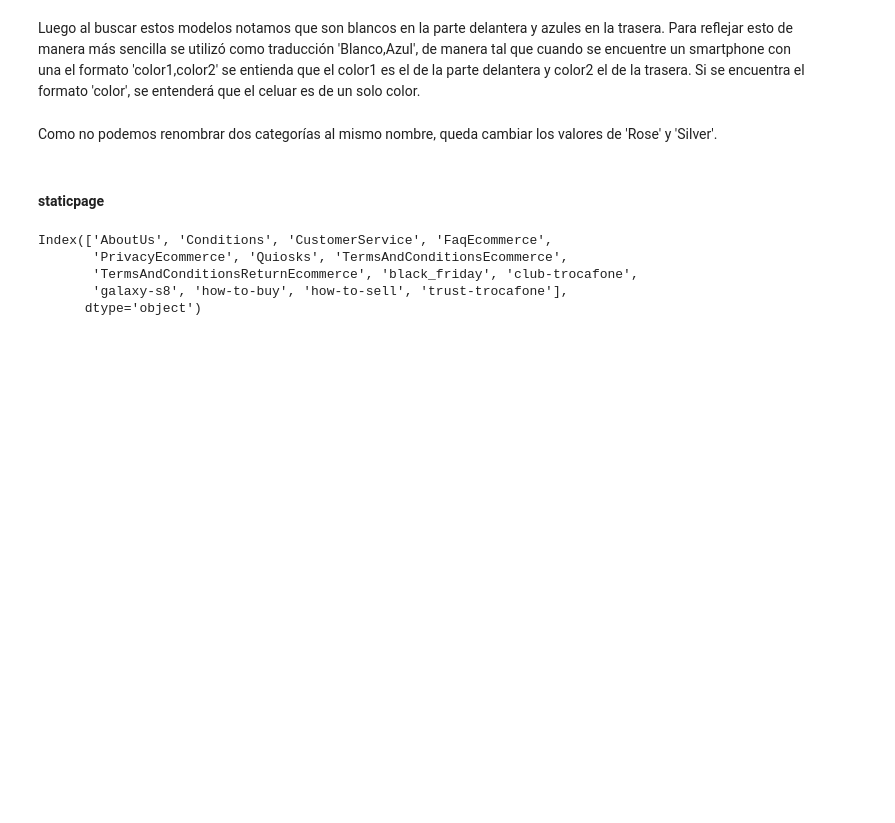
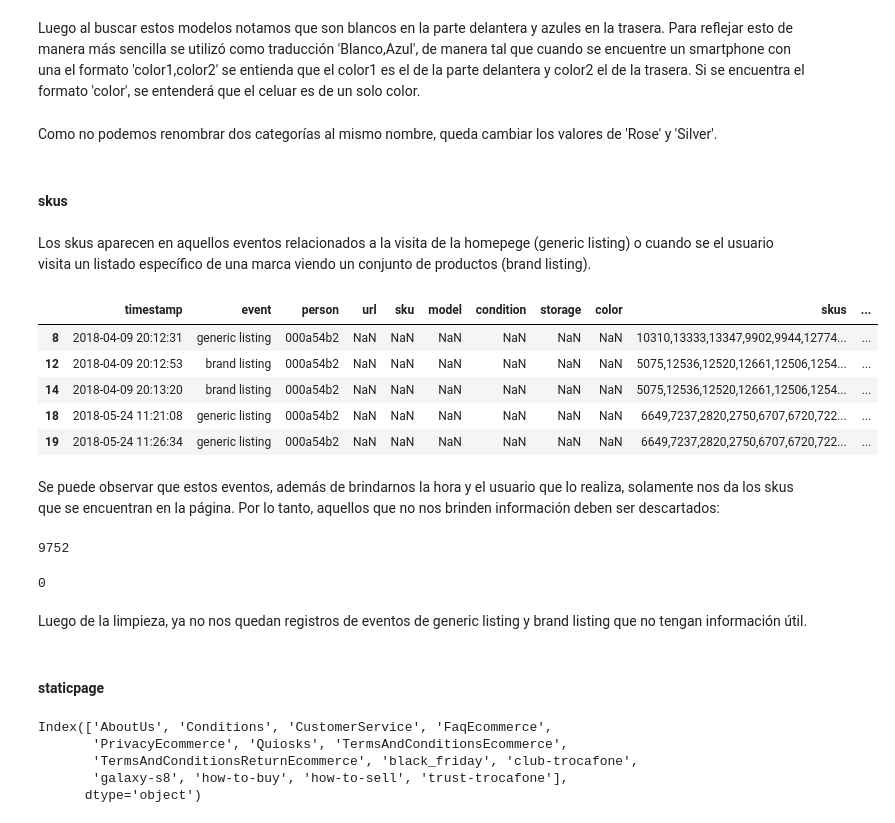
Before and after one commit to alepenaa94/TP1-Datos, a Jupyter notebook: limpieza.ipynb, the cells around one changed output. Drawn from its saved outputs; the diff is of its cells as text; code cells hidden in the pictures; blank space fills up the shorter version.

Commit message:
agrego limpieza skus

```diff
--- a/limpieza.ipynb
+++ b/limpieza.ipynb
@@ -337,3 +338,24 @@ Como no podemos renombrar dos categorías al mismo nombre, queda cambiar los val
 df['color'].loc[df['color'] == 'Rose'] = 'Rosa'
 df['color'].loc[df['color'] == 'Silver'] = 'Plata'
 df['color'].cat.remove_unused_categories(inplace=True)
+# %% [markdown]
+<h4 id="skus">skus</h4>
+# %% [markdown]
+Los skus aparecen en aquellos eventos relacionados a la visita de la homepege (generic listing) o cuando se el usuario visita un listado específico de una marca viendo un conjunto de productos (brand listing).
+# %%
+appear_skus = df.loc[(df['event']=='generic listing') | (df['event']=='brand listing'),:]
+appear_skus.head()
+# %% [output]
+|  | timestamp | event | person | url | sku | model | condition | storage | color | skus | ... |
+| 8 | 2018-04-09 20:12:31 | generic listing | 000a54b2 | NaN | NaN | NaN | NaN | NaN | NaN | 10310,13333,13347,9902,9944,12774... | ... |
+| 12 | 2018-04-09 20:12:53 | brand listing | 000a54b2 | NaN | NaN | NaN | NaN | NaN | NaN | 5075,12536,12520,12661,12506,1254... | ... |
+| 14 | 2018-04-09 20:13:20 | brand listing | 000a54b2 | NaN | NaN | NaN | NaN | NaN | NaN | 5075,12536,12520,12661,12506,1254... | ... |
+| 18 | 2018-05-24 11:21:08 | generic listing | 000a54b2 | NaN | NaN | NaN | NaN | NaN | NaN | 6649,7237,2820,2750,6707,6720,722... | ... |
+| 19 | 2018-05-24 11:26:34 | generic listing | 000a54b2 | NaN | NaN | NaN | NaN | NaN | NaN | 6649,7237,2820,2750,6707,6720,722... | ... |
+# %% [markdown]
+Se puede observar que estos eventos, además de brindarnos la hora y el usuario que lo realiza, solamente nos da los skus que se encuentran en la página. Por lo tanto, aquellos que no nos brinden información deben ser descartados:
+# %%
+undefined_skus = appear_skus.loc[(appear_skus['skus'].isnull()),:]
+undefined_skus.size
+# %% [output]
+9752
@@ -340,3 +364,9 @@ df['color'].cat.remove_unused_categories(inplace=True)
+# %%
+df.loc[((df['event']=='generic listing') | (df['event']=='brand listing'))&(df['skus'].isnull()),:].size
+# %% [output]
+0
+# %% [markdown]
+Luego de la limpieza, ya no nos quedan registros de eventos de generic listing y brand listing que no tengan información útil.
 # %% [markdown]
 <h4 id="staticpage">staticpage</h4>
 # %%
```
Also changed, not shown: parts of 2 cells of this notebook.
